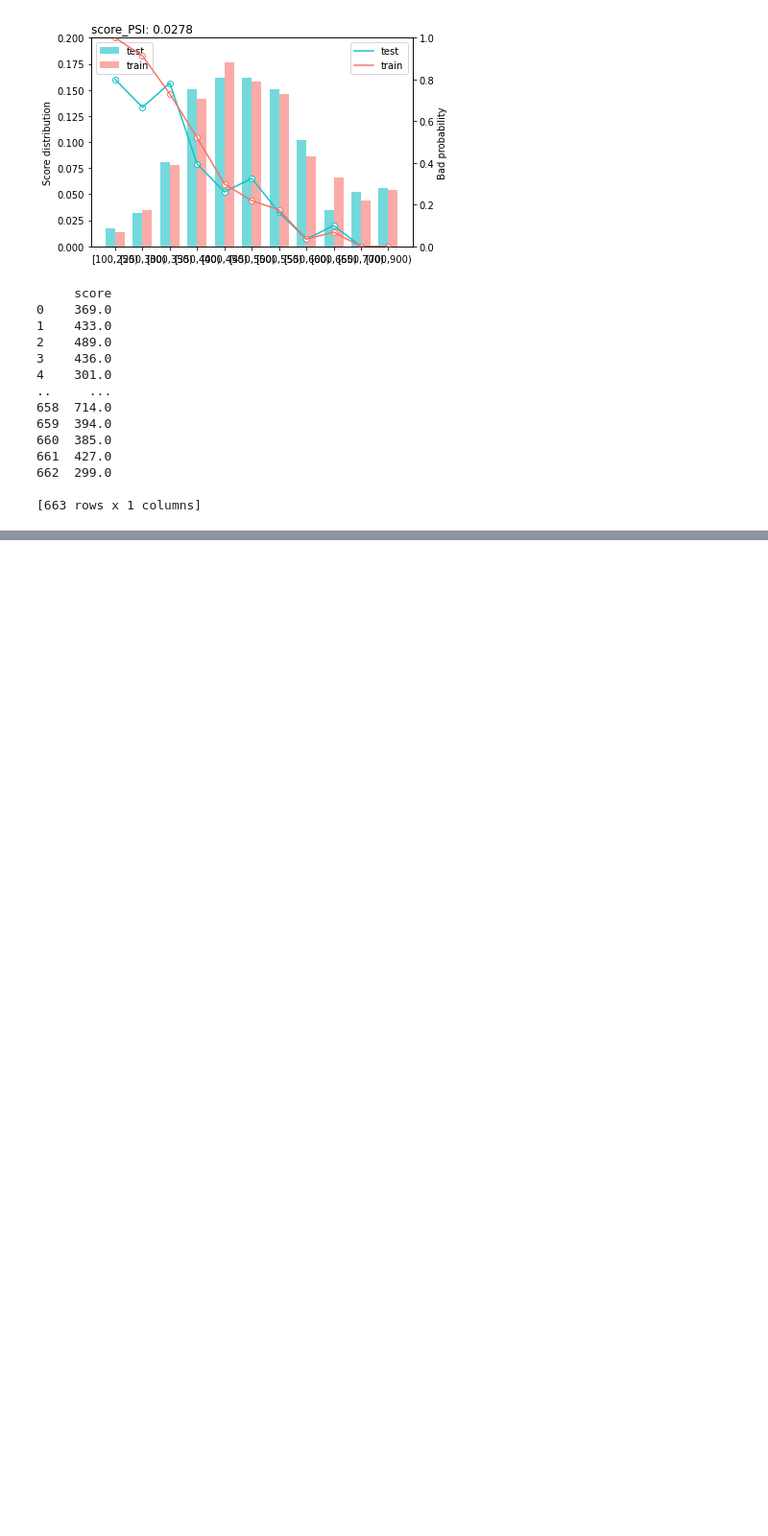
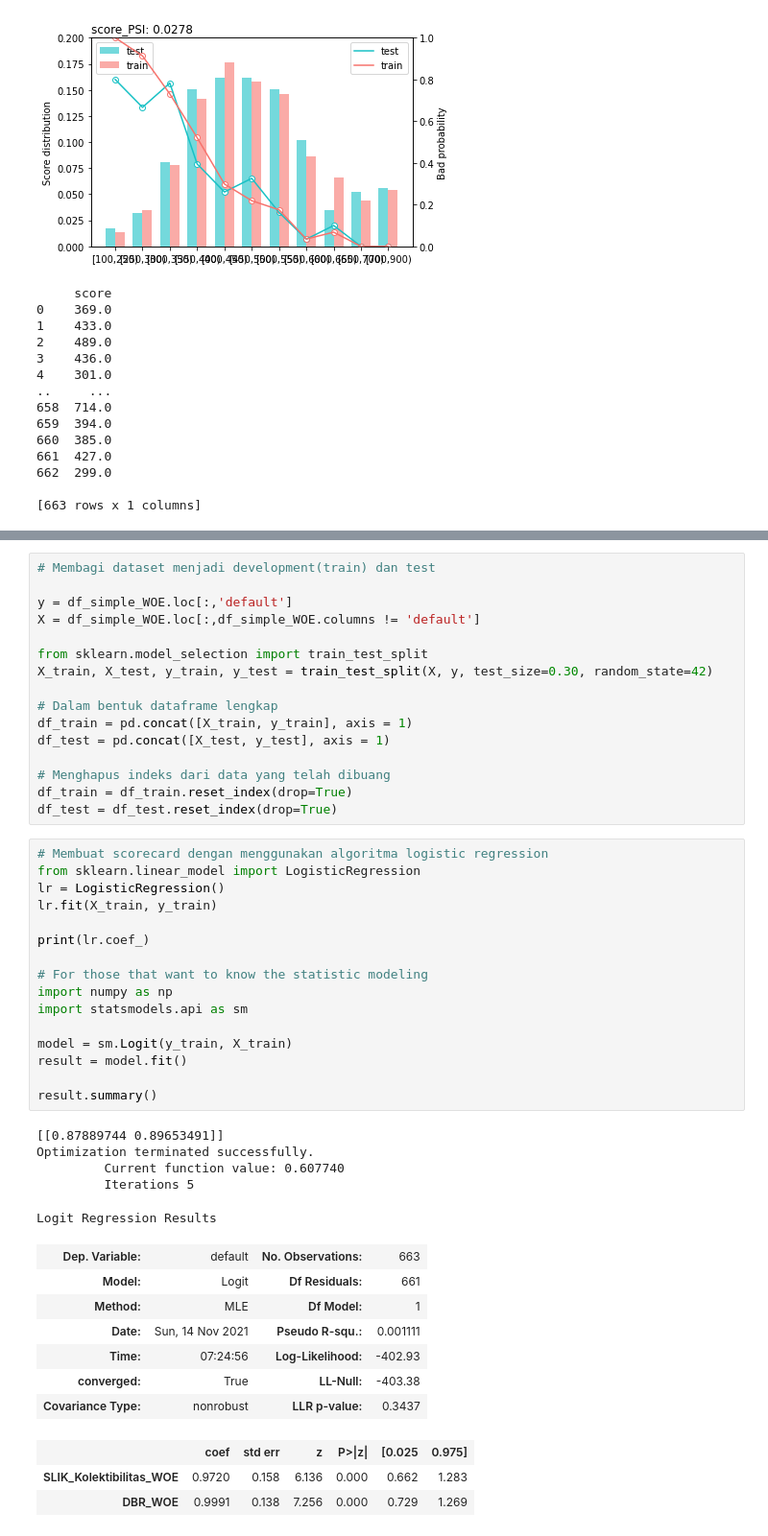
Before and after one commit to IndraLukasTjahaja/Digital_Credit_Risk, a Jupyter notebook: Bab 2 - Credit Scoring Modeling dengan Python.ipynb, the cells around one changed output, grey strips where cells are left out. Shown at 96% size. Cells and saved outputs as stored; diff of their text form; blank space fills up the shorter version.

```diff
--- a/Bab 2 - Credit Scoring Modeling dengan Python.ipynb
+++ b/Bab 2 - Credit Scoring Modeling dengan Python.ipynb
@@ -2069,0 +1987,48 @@ ROC Score: 0.7728152989590898
+# %%
+# Membagi dataset menjadi development(train) dan test
+
+y = df_simple_WOE.loc[:,'default']
+X = df_simple_WOE.loc[:,df_simple_WOE.columns != 'default']
+
+from sklearn.model_selection import train_test_split
+X_train, X_test, y_train, y_test = train_test_split(X, y, test_size=0.30, random_state=42)
+
+# Dalam bentuk dataframe lengkap
+df_train = pd.concat([X_train, y_train], axis = 1)
+df_test = pd.concat([X_test, y_test], axis = 1)
+
+# Menghapus indeks dari data yang telah dibuang
+df_train = df_train.reset_index(drop=True)
+df_test = df_test.reset_index(drop=True)
+# %%
+# Membuat scorecard dengan menggunakan algoritma logistic regression
+from sklearn.linear_model import LogisticRegression
+lr = LogisticRegression()
+lr.fit(X_train, y_train)
+
+print(lr.coef_)
+
+# For those that want to know the statistic modeling
+import numpy as np
+import statsmodels.api as sm
+
+model = sm.Logit(y_train, X_train)
+result = model.fit()
+
+result.summary()
+# %% [output]
+[[0.87889744 0.89653491]]
+Optimization terminated successfully.
+         Current function value: 0.607740
+         Iterations 5
+Logit Regression Results
+| Dep. Variable: | default | No. Observations: | 663 |
+| Model: | Logit | Df Residuals: | 661 |
+| Method: | MLE | Df Model: | 1 |
+| Date: | Sun, 14 Nov 2021 | Pseudo R-squ.: | 0.001111 |
+| Time: | 07:24:56 | Log-Likelihood: | -402.93 |
+| converged: | True | LL-Null: | -403.38 |
+| Covariance Type: | nonrobust | LLR p-value: | 0.3437 |
+|  | coef | std err | z | P>|z| | [0.025 | 0.975] |
+| SLIK_Kolektibilitas_WOE | 0.9720 | 0.158 | 6.136 | 0.000 | 0.662 | 1.283 |
+| DBR_WOE | 0.9991 | 0.138 | 7.256 | 0.000 | 0.729 | 1.269 |
```
Also changed, not shown: parts of 20 cells of this notebook.
